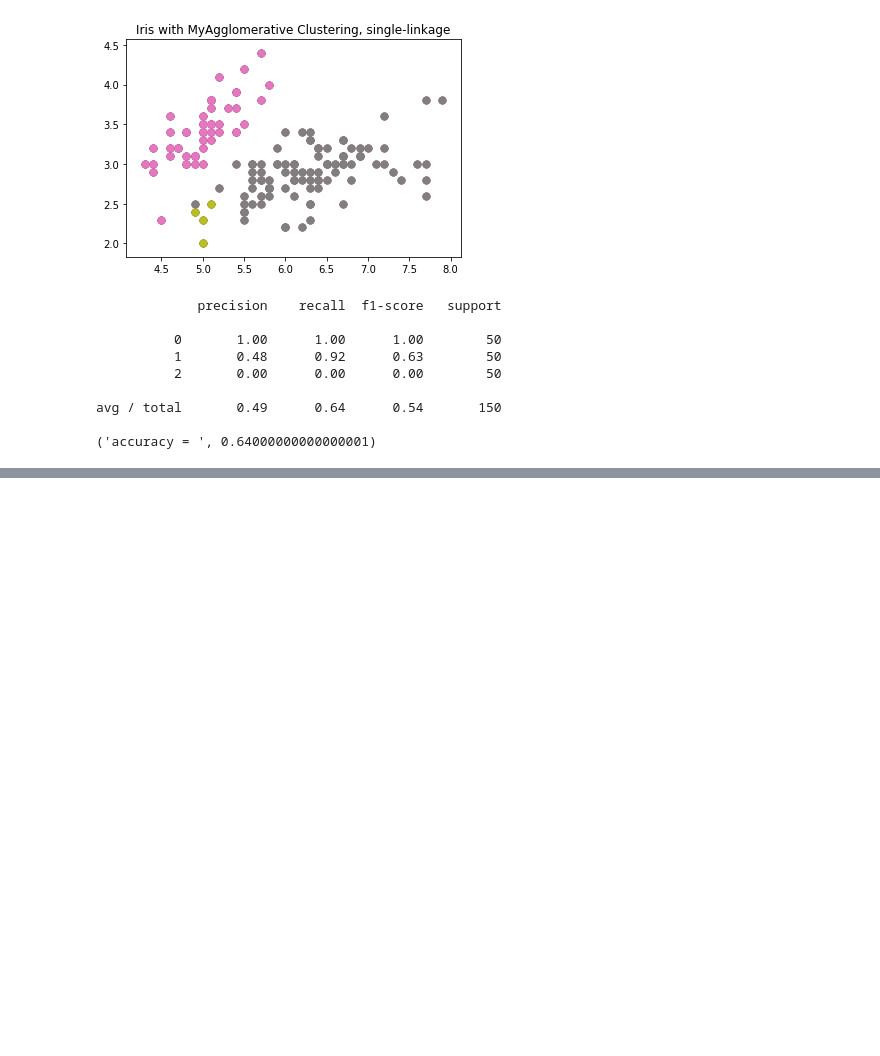
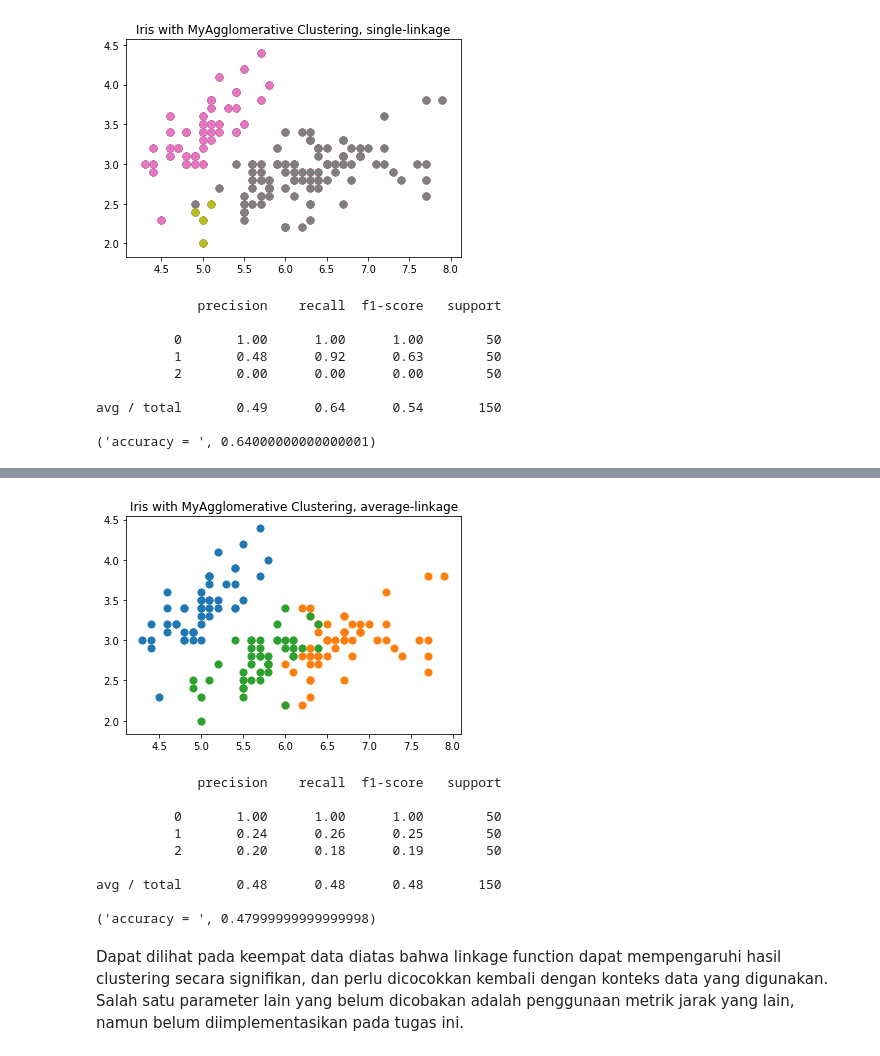
Before and after one commit to Vigasto/aggloCluster, a Jupyter notebook: AgglomerativeClustering.ipynb, the cells around one changed output, grey strips where cells are left out. Cells and saved outputs as stored; diff of their text form; code cells hidden in the pictures; blank space fills up the shorter version.

```diff
--- a/AgglomerativeClustering.ipynb
+++ b/AgglomerativeClustering.ipynb
@@ -162,0 +158,26 @@ X.shape
+# %%
+clustering = MyAgglomerativeClustering(linkage="average")
+prediction = clustering.fit_predict(iris.data)
+
+plt.scatter(iris.data[prediction == 0, 0], iris.data[prediction == 0, 1], s=50)
+plt.scatter(iris.data[prediction == 1, 0], iris.data[prediction == 1, 1], s=50)
+plt.scatter(iris.data[prediction == 2, 0], iris.data[prediction == 2, 1], s=50)
+
+plt.title('Iris with MyAgglomerative Clustering, average-linkage')
+plt.show()
+
+print(classification_report(iris.target, prediction))
+print('accuracy = ', accuracy_score(iris.target, prediction, normalize=True))
+# %% [output]
+[figure, added]
+             precision    recall  f1-score   support
+
+          0       1.00      1.00      1.00        50
+          1       0.24      0.26      0.25        50
+          2       0.20      0.18      0.19        50
+
+avg / total       0.48      0.48      0.48       150
+
+('accuracy = ', 0.47999999999999998)
+# %% [markdown]
+Dapat dilihat pada keempat data diatas bahwa linkage function dapat mempengaruhi hasil clustering secara signifikan, dan perlu dicocokkan kembali dengan konteks data yang digunakan. Salah satu parameter lain yang belum dicobakan adalah penggunaan metrik jarak yang lain, namun belum diimplementasikan pada tugas ini.
```
Also changed, not shown: parts of 9 cells of this notebook.
